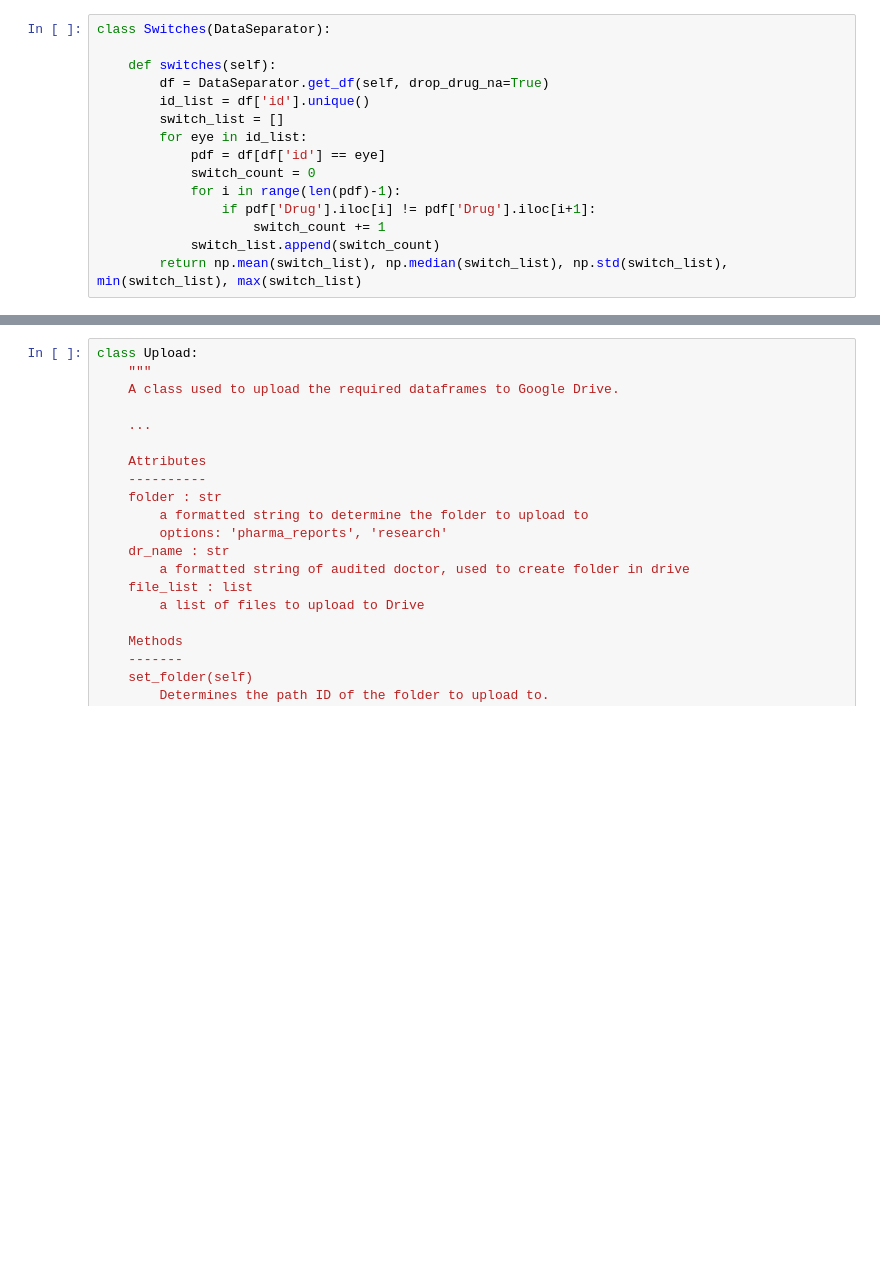
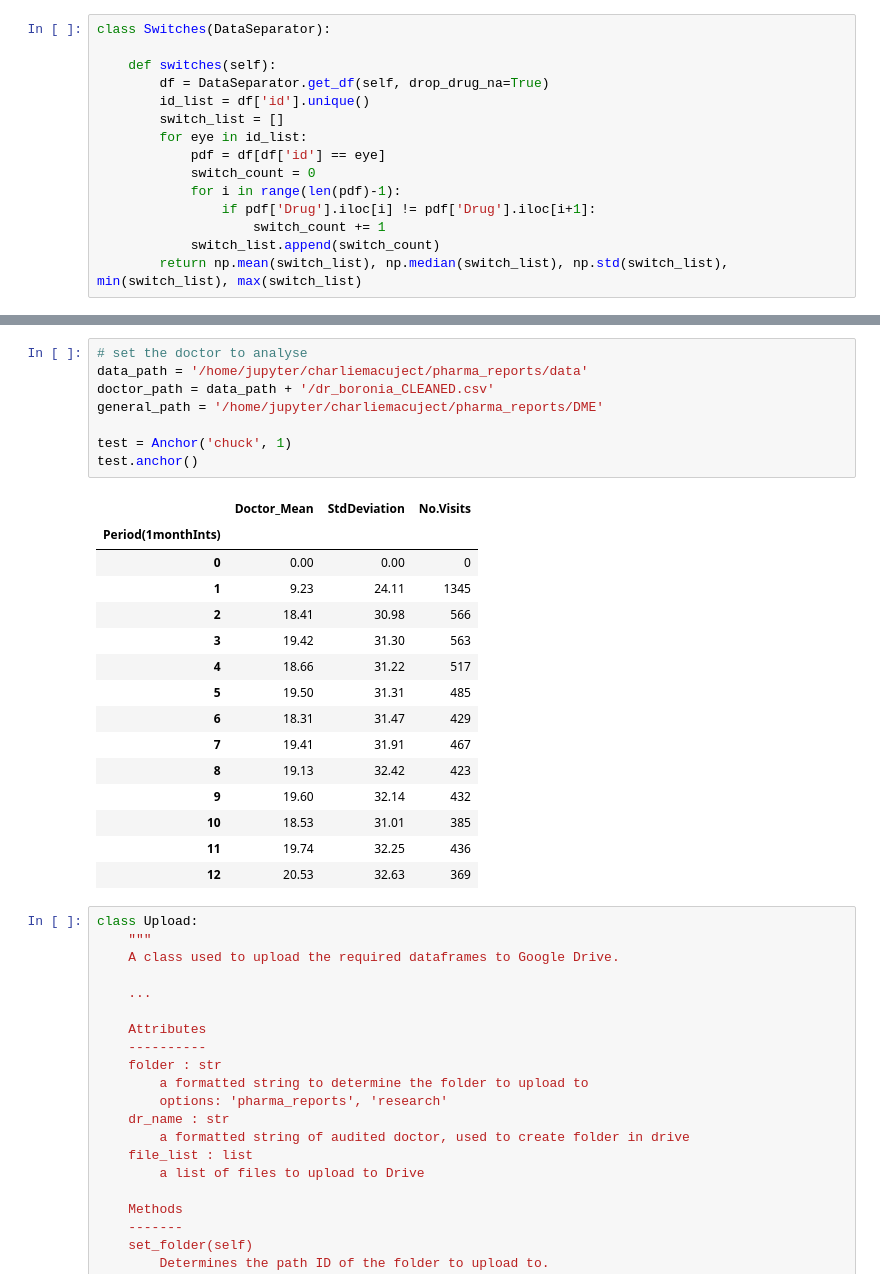
Before and after one commit to charlieoneill23/charliemacuject, a Jupyter notebook: pharma_reports/DME/DMEAudit.ipynb, the cells around one changed output, grey strips where cells are left out. Drawn from its saved outputs; the diff is of its cells as text; blank space fills up the shorter version.

```diff
--- a/pharma_reports/DME/DMEAudit.ipynb
+++ b/pharma_reports/DME/DMEAudit.ipynb
@@ -948,3 +1019,27 @@ test.upload_results_table()
+# %%
+# set the doctor to analyse
+data_path = '/home/jupyter/charliemacuject/pharma_reports/data'
+doctor_path = data_path + '/dr_boronia_CLEANED.csv'
+general_path = '/home/jupyter/charliemacuject/pharma_reports/DME'
+
+test = Anchor('chuck', 1)
+test.anchor()
+# %% [output]
+|  | Doctor_Mean | StdDeviation | No.Visits |
+| Period(1monthInts) |  |  |  |
+| 0 | 0.00 | 0.00 | 0 |
+| 1 | 9.23 | 24.11 | 1345 |
+| 2 | 18.41 | 30.98 | 566 |
+| 3 | 19.42 | 31.30 | 563 |
+| 4 | 18.66 | 31.22 | 517 |
+| 5 | 19.50 | 31.31 | 485 |
+| 6 | 18.31 | 31.47 | 429 |
+| 7 | 19.41 | 31.91 | 467 |
+| 8 | 19.13 | 32.42 | 423 |
+| 9 | 19.60 | 32.14 | 432 |
+| 10 | 18.53 | 31.01 | 385 |
+| 11 | 19.74 | 32.25 | 436 |
+| 12 | 20.53 | 32.63 | 369 |
 # %%
 class Upload:
     """
```
Also changed, not shown: parts of 15 cells of this notebook, 7 other files.
